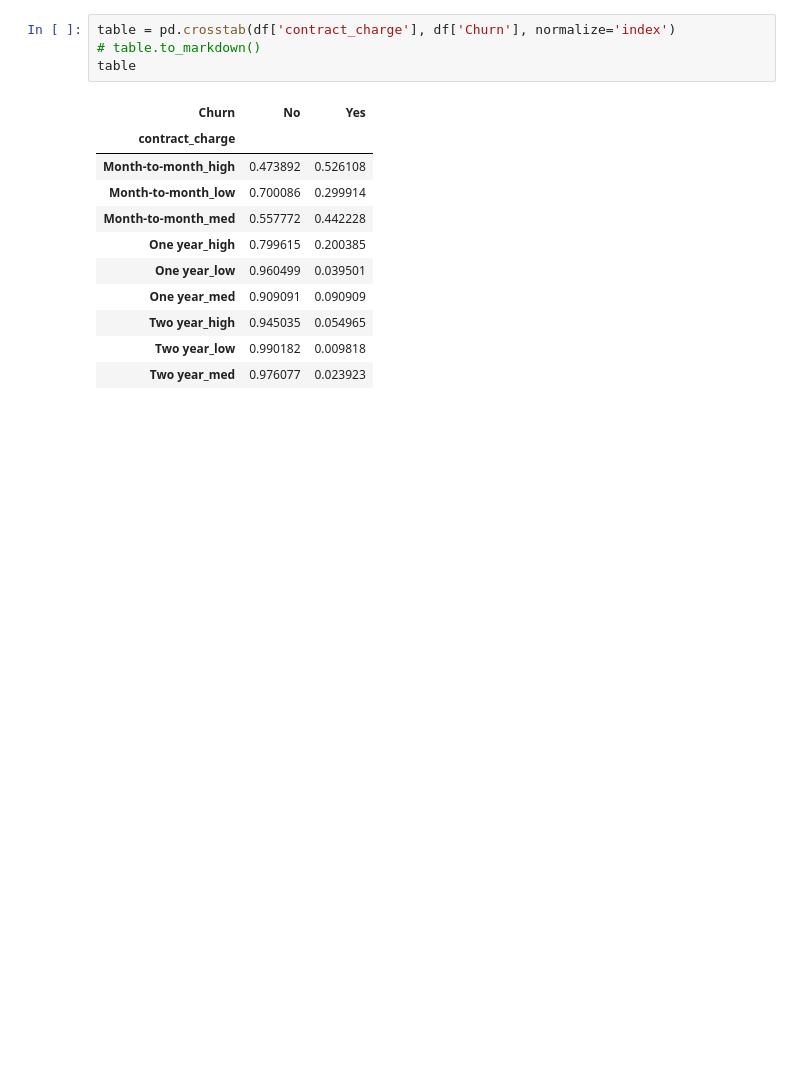
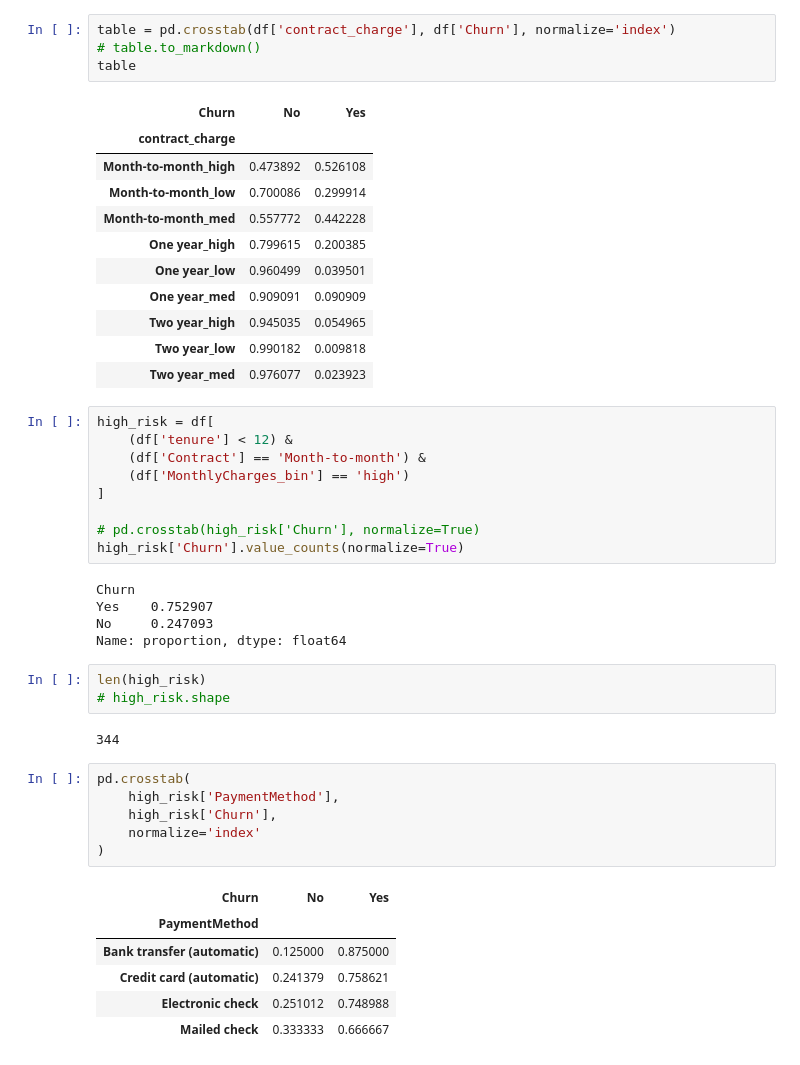
Before and after one commit to mehrdad1992/ai-product-journey, a Jupyter notebook: notebooks/1-data-preparation.ipynb, the cells around one changed output. Cells and saved outputs as stored; diff of their text form; blank space fills up the shorter version.

```diff
--- a/notebooks/1-data-preparation.ipynb
+++ b/notebooks/1-data-preparation.ipynb
@@ -407,3 +394,35 @@ table
 | Two year_high | 0.945035 | 0.054965 |
 | Two year_low | 0.990182 | 0.009818 |
 | Two year_med | 0.976077 | 0.023923 |
+# %%
+high_risk = df[
+    (df['tenure'] < 12) &
+    (df['Contract'] == 'Month-to-month') &
+    (df['MonthlyCharges_bin'] == 'high')
+]
+
+# pd.crosstab(high_risk['Churn'], normalize=True)
+high_risk['Churn'].value_counts(normalize=True)
+# %% [output]
+Churn
+Yes    0.752907
+No     0.247093
+Name: proportion, dtype: float64
+# %%
+len(high_risk)
+# high_risk.shape
+# %% [output]
+344
+# %%
+pd.crosstab(
+    high_risk['PaymentMethod'],
+    high_risk['Churn'],
+    normalize='index'
+)
+# %% [output]
+| Churn | No | Yes |
+| PaymentMethod |  |  |
+| Bank transfer (automatic) | 0.125000 | 0.875000 |
+| Credit card (automatic) | 0.241379 | 0.758621 |
+| Electronic check | 0.251012 | 0.748988 |
+| Mailed check | 0.333333 | 0.666667 |
```
Also changed, not shown: parts of 13 cells of this notebook.
